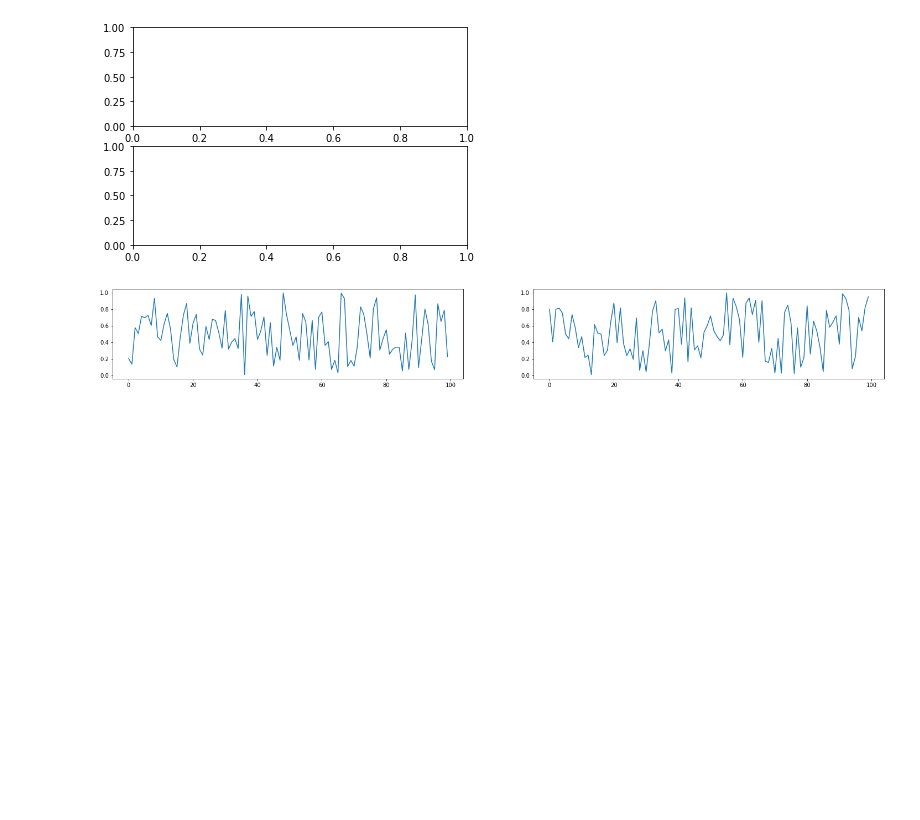
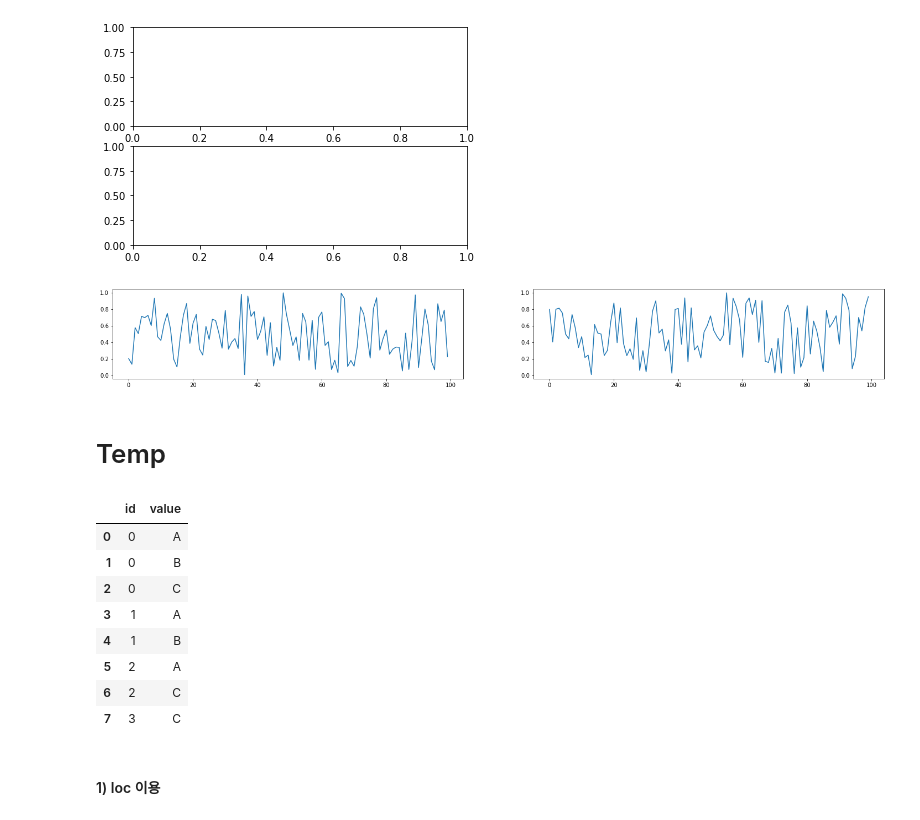
Before and after one commit to hwan141592/WILT, a Jupyter notebook: [Practical].ipynb, the cells around one changed output. Saved outputs shown, nothing was run; the diff lists cells and outputs as text; code cells hidden in the pictures; blank space fills up the shorter version.

```diff
--- a/[Practical].ipynb
+++ b/[Practical].ipynb
@@ -198,3 +200,22 @@ axes[1].plot(np.random.rand(100))
 plt.show()
 # %% [output]
 [figure]
+# %% [markdown]
+# Temp
+# %%
+a = [0,0,0,1,1,2,2,3]
+b = ['A','B','C','A','B','A','C','C']
+df = pd.DataFrame({'id':a, 'value':b})
+df
+# %% [output]
+|  | id | value |
+| 0 | 0 | A |
+| 1 | 0 | B |
+| 2 | 0 | C |
+| 3 | 1 | A |
+| 4 | 1 | B |
+| 5 | 2 | A |
+| 6 | 2 | C |
+| 7 | 3 | C |
+# %% [markdown]
+#### 1) loc 이용
```
Also changed, not shown: parts of 21 cells of this notebook.
